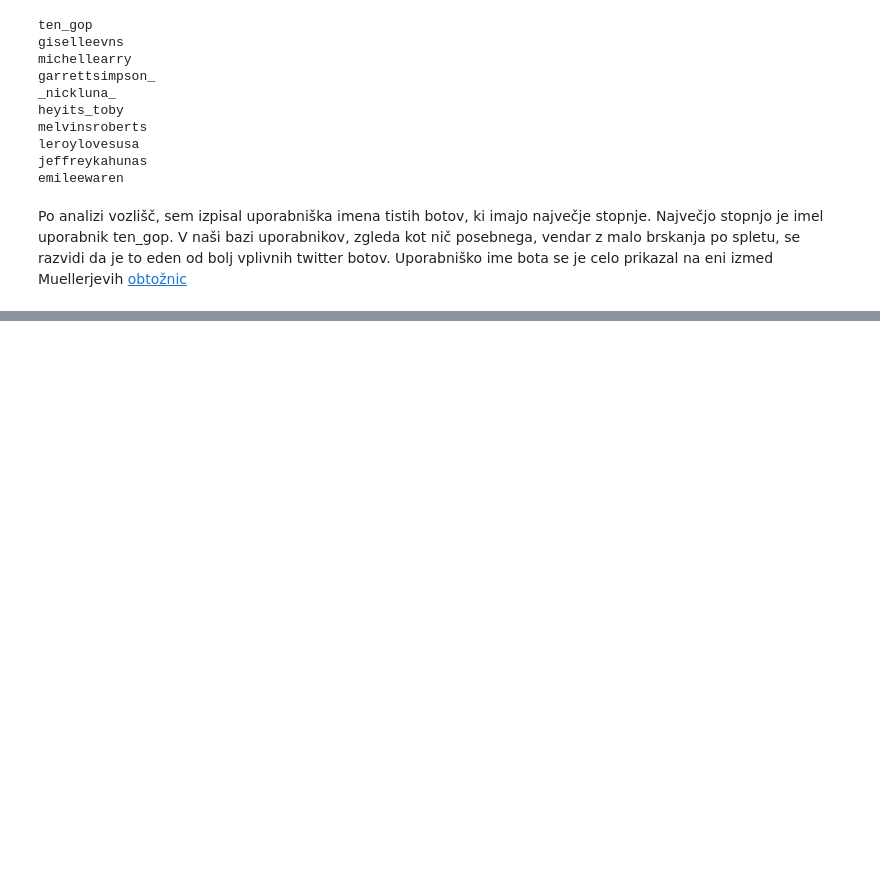
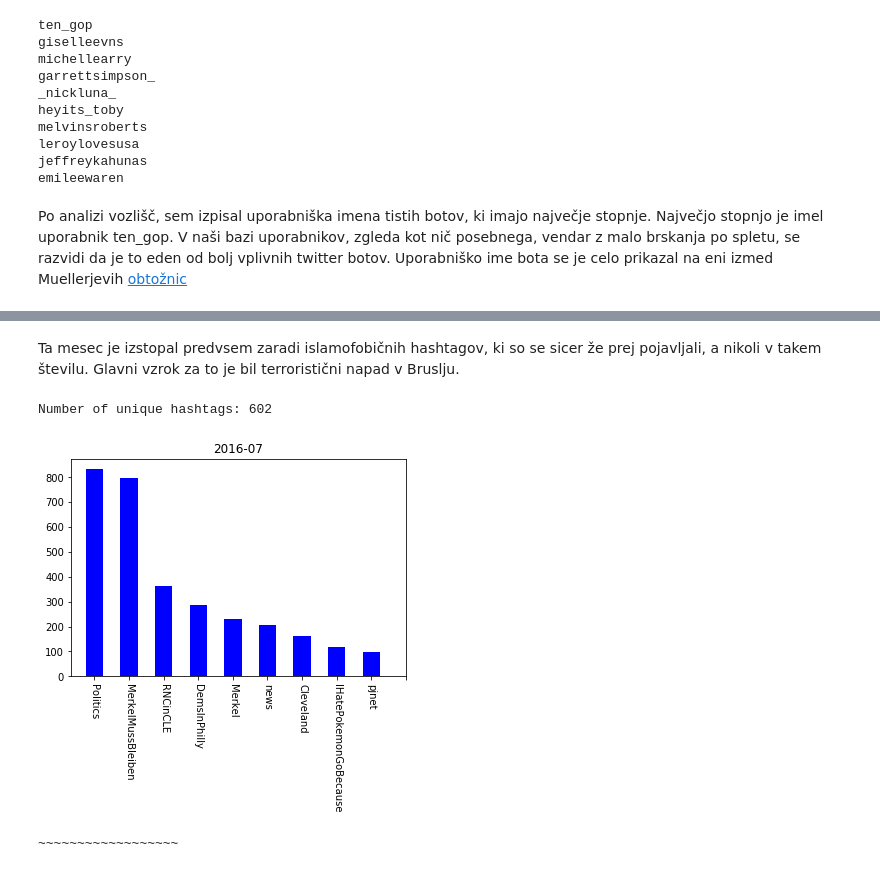
Before and after one commit to jk7716/ZBGMMFUKJK, a Jupyter notebook: report.ipynb, the cells around one changed output, grey strips where cells are left out. Saved outputs shown, nothing was run; the diff lists cells and outputs as text; code cells hidden in the pictures; blank space fills up the shorter version.

```diff
--- a/report.ipynb
+++ b/report.ipynb
@@ -273,0 +297,8 @@ ten_gop. V naši bazi uporabnikov, zgleda kot nič posebnega, vendar z malo brsk
+# %% [markdown]
+Ta mesec je izstopal predvsem zaradi islamofobičnih hashtagov, ki so se sicer že prej pojavljali, a nikoli v takem številu. Glavni vzrok za to je bil terroristični napad v Bruslju.
+# %%
+Read.quick_dated_tweet(data.dated_tweets,"2016-07")
+# %% [output]
+Number of unique hashtags: 602
+[figure, added]
+~~~~~~~~~~~~~~~~~~
```
Also changed, not shown: parts of 13 cells of this notebook.
